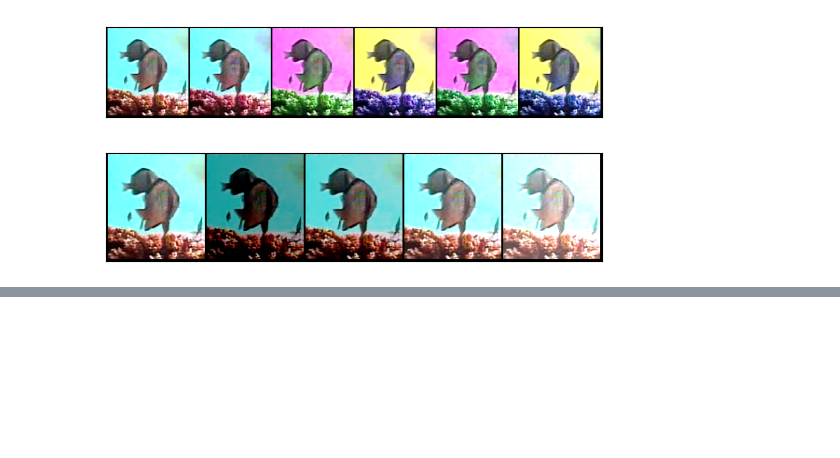
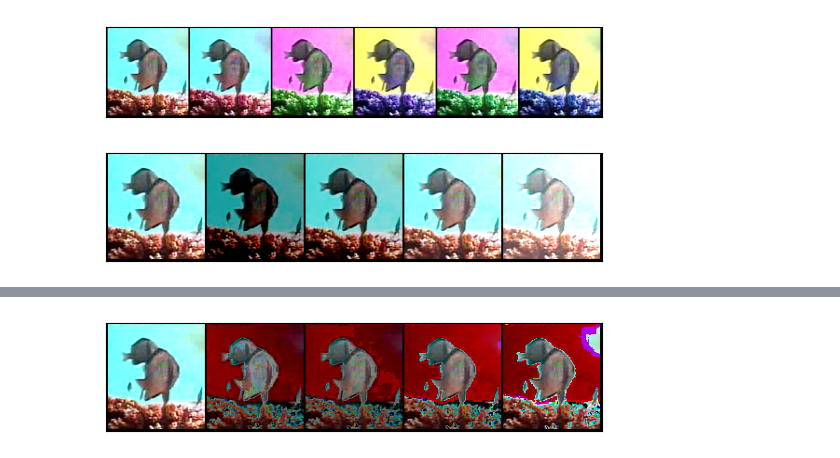
Before and after one commit to krittin-kulrat/MaskAugFish, a Jupyter notebook: demo/augmentation.ipynb, the cells around one changed output, grey strips where cells are left out. Cells and saved outputs as stored; diff of their text form; code cells hidden in the pictures; blank space fills up the shorter version.

```diff
--- a/demo/augmentation.ipynb
+++ b/demo/augmentation.ipynb
@@ -109,0 +110,10 @@ show(grid)
+# %%
+image_list = [image]
+for threshold in [100, 150, 200, 250]:
+    transform = tv.transforms.v2.RandomSolarize(threshold, p=1.0)
+    augmented_image = transform(image)
+    image_list.append(augmented_image)
+grid = tv.utils.make_grid(image_list, nrow=5)
+show(grid)
+# %% [output]
+[figure, added]
```
Also changed, not shown: parts of 5 cells of this notebook, 5 other files.
